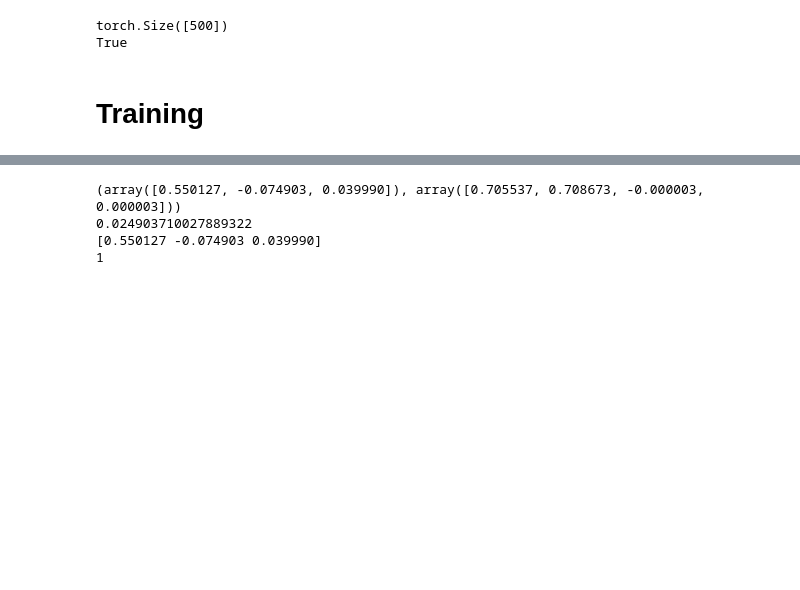
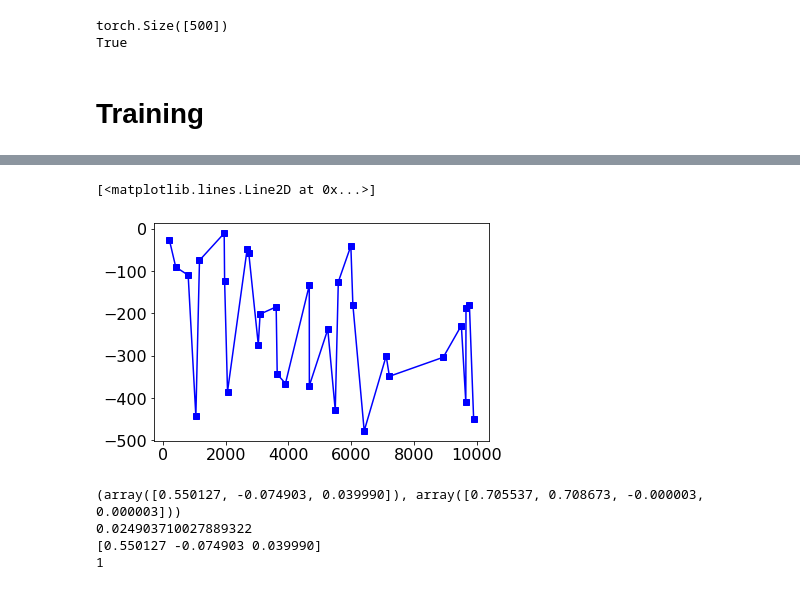
Before and after one commit to maxyang27896/mbrl-lib, a Jupyter notebook: notebooks/object_pushing_pets_example.ipynb, the cells around one changed output, grey strips where cells are left out. Saved outputs shown, nothing was run; the diff lists cells and outputs as text; code cells hidden in the pictures; blank space fills up the shorter version.

```diff
--- a/notebooks/object_pushing_pets_example.ipynb
+++ b/notebooks/object_pushing_pets_example.ipynb
@@ -873,3 +876,9 @@ update_axes(axs,env.render(mode="rgb_array"), ax_text, 0, 0, plan_time, train_ti
+# %%
+steps = np.sort(np.random.randint(0,10000, len(all_rewards)))
+plt.plot(steps, all_rewards, 'bs-')
+# %% [output]
+[<matplotlib.lines.Line2D at 0x...>]
+[figure, added]
 # %%
 # Create logging folder
 work_dir = os.path.join(os.getcwd(), 'saved_model')
```
Also changed, not shown: parts of 8 cells of this notebook.
